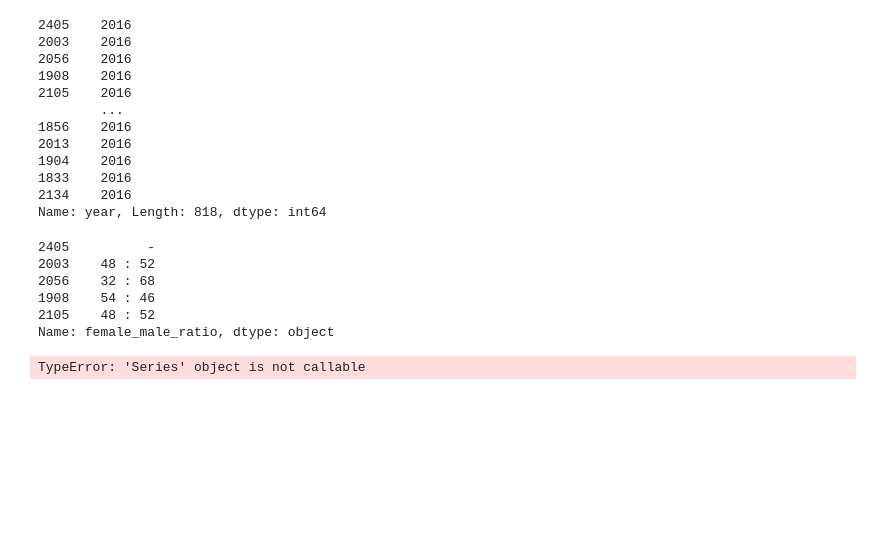
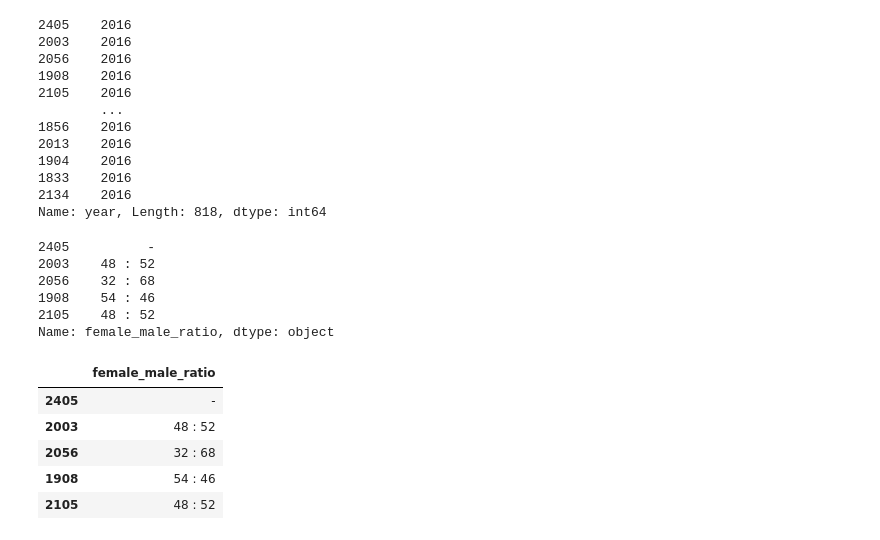
Before and after one commit to SalmaChabib/progetto_computer_science, a Jupyter notebook: Progetto.ipynb, the cells around one changed output. Cells and saved outputs as stored; diff of their text form; code cells hidden in the pictures; blank space fills up the shorter version.

```diff
--- a/Progetto.ipynb
+++ b/Progetto.ipynb
@@ -200,6 +207,12 @@ rapporto.head()
 2105    48 : 52
 Name: female_male_ratio, dtype: object
 # %%
-dataframe=pd.DataFrame(rapporto, columns=list('fm'), sep=':')
+dataframe=pd.DataFrame(rapporto)
+dataframe.head()
 # %% [output]
-TypeError: 'Series' object is not callable
+|  | female_male_ratio |
+| 2405 | - |
+| 2003 | 48 : 52 |
+| 2056 | 32 : 68 |
+| 1908 | 54 : 46 |
+| 2105 | 48 : 52 |
```
Also changed, not shown: parts of 2 cells of this notebook.
